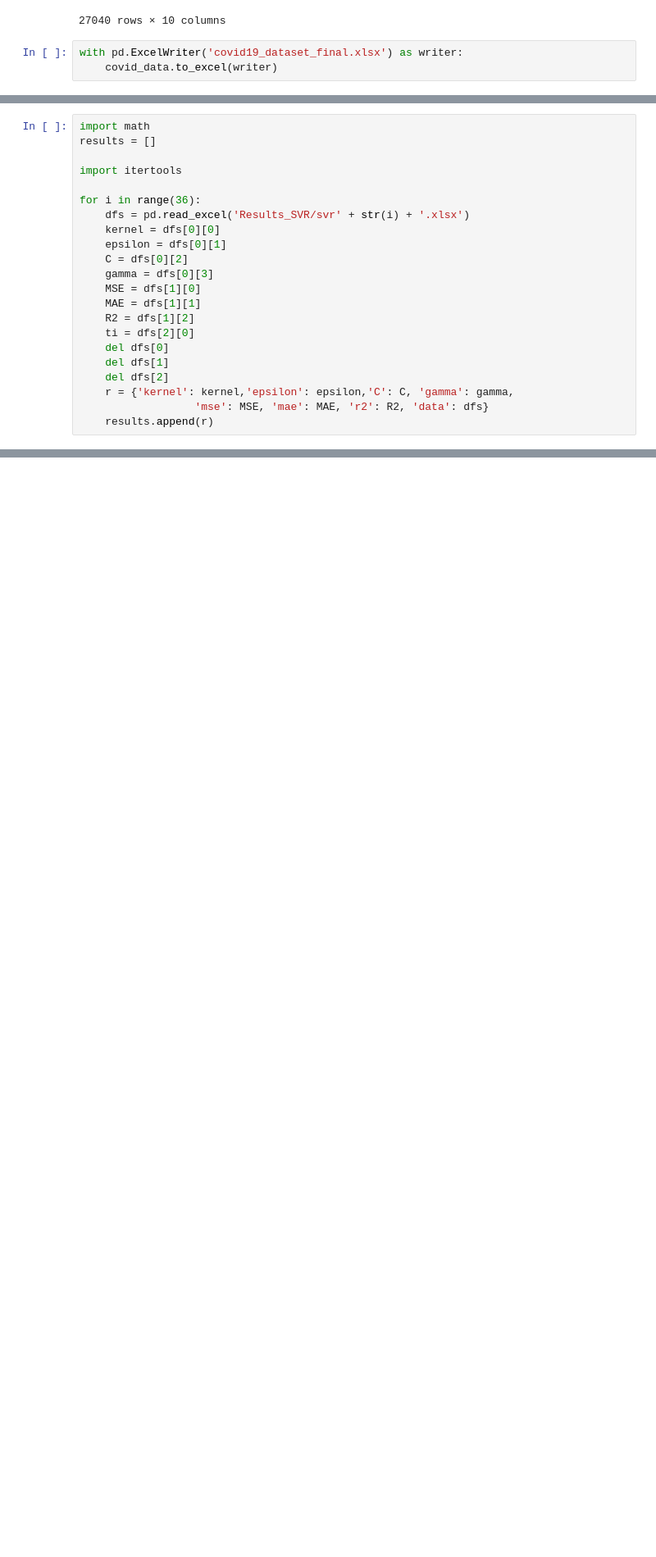
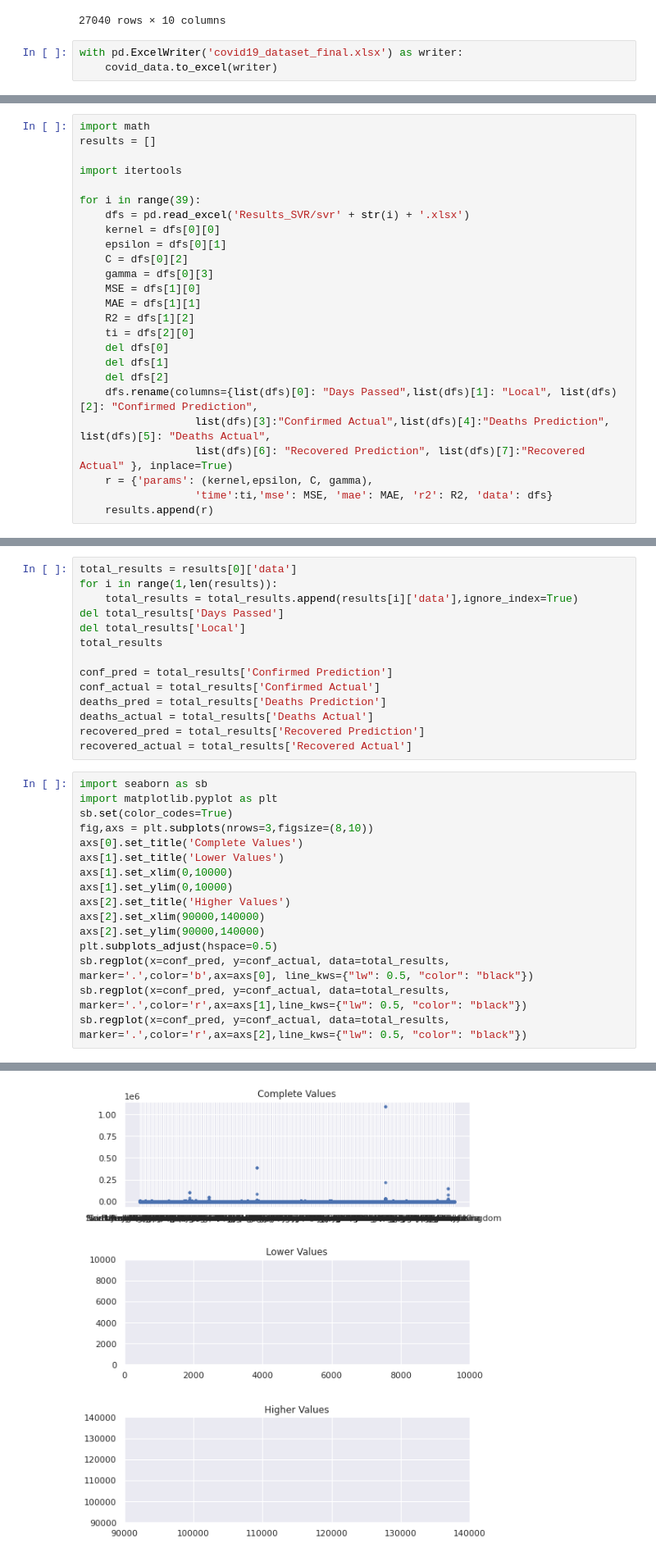
Before and after one commit to JoaoRicardoCardoso/MIEIC_IART_19_PROJ, a Jupyter notebook: PROJ2/SVR_new.ipynb, the cells around one changed output, grey strips where cells are left out. Shown at 82% size. Cells and saved outputs as stored; diff of their text form; blank space fills up the shorter version.

Commit message:
started data analysis

```diff
--- a/PROJ2/SVR_new.ipynb
+++ b/PROJ2/SVR_new.ipynb
@@ -287,7 +341,7 @@ results = []
 
 import itertools
 
-for i in range(36):
+for i in range(39):
     dfs = pd.read_excel('Results_SVR/svr' + str(i) + '.xlsx')
     kernel = dfs[0][0]
     epsilon = dfs[0][1]
@@ -300,6 +354,9 @@ for i in range(36):
     del dfs[0]
     del dfs[1]
     del dfs[2]
-    r = {'kernel': kernel,'epsilon': epsilon,'C': C, 'gamma': gamma,
-                  'mse': MSE, 'mae': MAE, 'r2': R2, 'data': dfs}
+    dfs.rename(columns={list(dfs)[0]: "Days Passed",list(dfs)[1]: "Local", list(dfs)[2]: "Confirmed Prediction",
+                  list(dfs)[3]:"Confirmed Actual",list(dfs)[4]:"Deaths Prediction", list(dfs)[5]: "Deaths Actual",
+                  list(dfs)[6]: "Recovered Prediction", list(dfs)[7]:"Recovered Actual" }, inplace=True)
+    r = {'params': (kernel,epsilon, C, gamma),
+                  'time':ti,'mse': MSE, 'mae': MAE, 'r2': R2, 'data': dfs}
     results.append(r)
@@ -305,0 +513,31 @@ for i in range(36):
+# %%
+total_results = results[0]['data']
+for i in range(1,len(results)):
+    total_results = total_results.append(results[i]['data'],ignore_index=True)
+del total_results['Days Passed']
+del total_results['Local']
+total_results
+
+conf_pred = total_results['Confirmed Prediction']
+conf_actual = total_results['Confirmed Actual']
+deaths_pred = total_results['Deaths Prediction']
+deaths_actual = total_results['Deaths Actual']
+recovered_pred = total_results['Recovered Prediction']
+recovered_actual = total_results['Recovered Actual']
+# %%
+import seaborn as sb
+import matplotlib.pyplot as plt
+sb.set(color_codes=True)
+fig,axs = plt.subplots(nrows=3,figsize=(8,10))
+axs[0].set_title('Complete Values')
+axs[1].set_title('Lower Values')
+axs[1].set_xlim(0,10000)
+axs[1].set_ylim(0,10000)
+axs[2].set_title('Higher Values')
+axs[2].set_xlim(90000,140000)
+axs[2].set_ylim(90000,140000)
+plt.subplots_adjust(hspace=0.5)
+sb.regplot(x=conf_pred, y=conf_actual, data=total_results, marker='.',color='b',ax=axs[0], line_kws={"lw": 0.5, "color": "black"})
+sb.regplot(x=conf_pred, y=conf_actual, data=total_results, marker='.',color='r',ax=axs[1],line_kws={"lw": 0.5, "color": "black"})
+sb.regplot(x=conf_pred, y=conf_actual, data=total_results, marker='.',color='r',ax=axs[2],line_kws={"lw": 0.5, "color": "black"})
+# %% [output]
@@ -305,0 +545 @@ for i in range(36):
+[figure, added]
```
Also changed, not shown: parts of 13 cells of this notebook, 1 other file.
